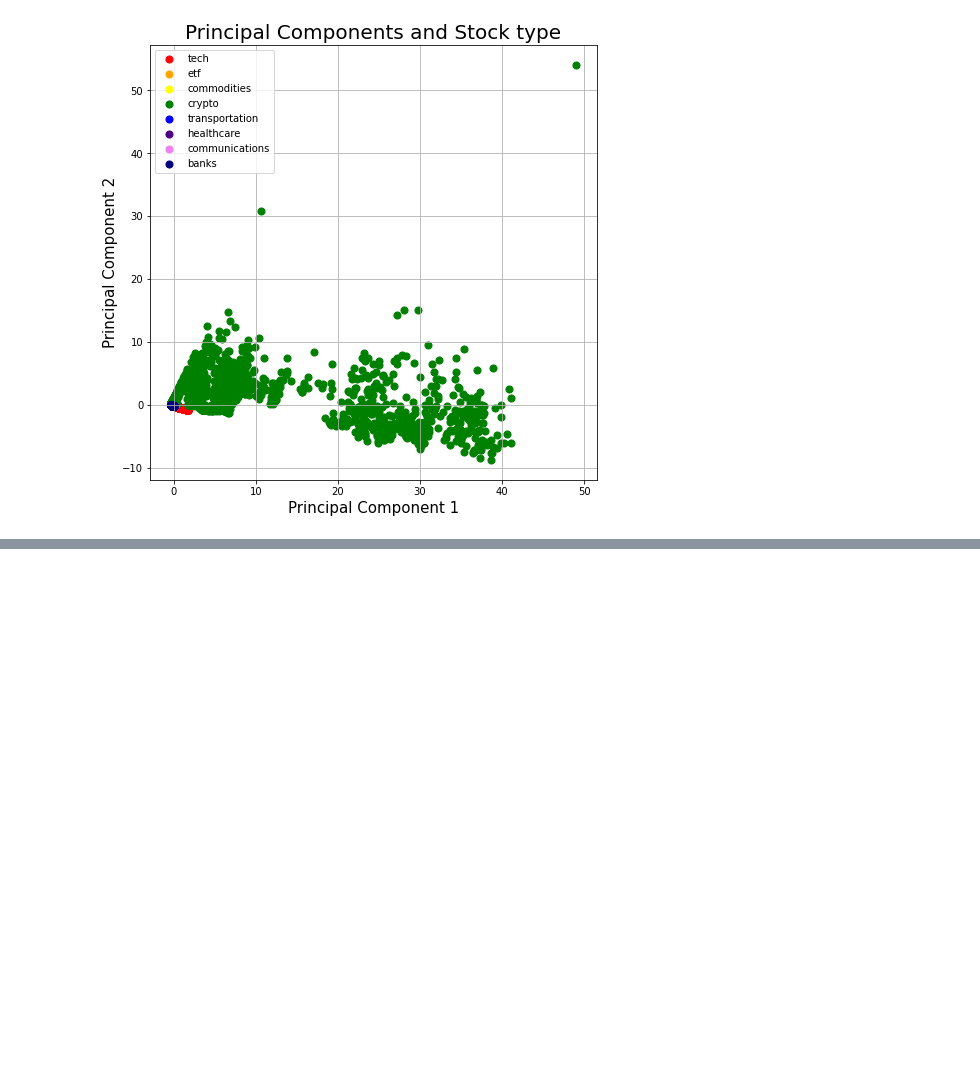
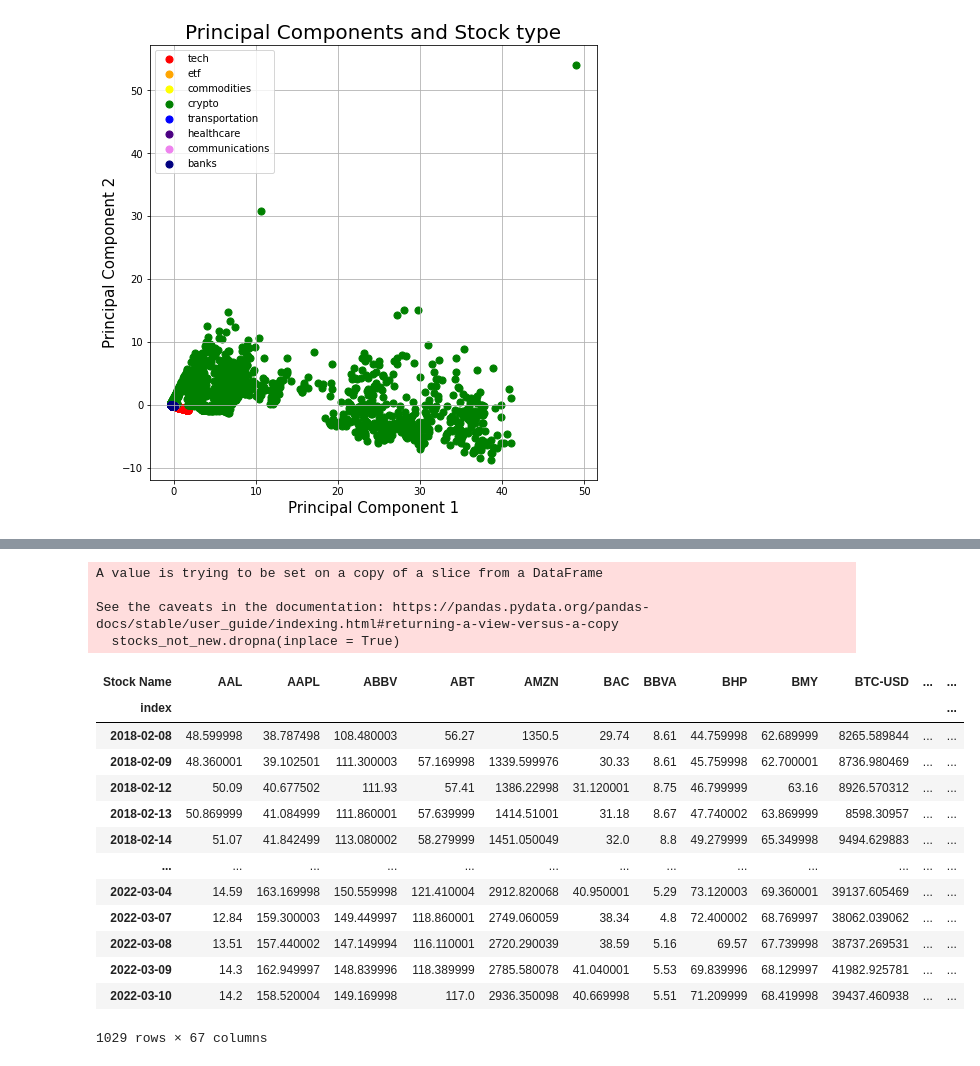
Before and after one commit to kylearbide/Stock-Market-Analysis-EMSE6575, a Jupyter notebook: notebooks/classification/PCA for Stocks.ipynb, the cells around one changed output, grey strips where cells are left out. Cells and saved outputs as stored; diff of their text form; code cells hidden in the pictures; blank space fills up the shorter version.

```diff
--- a/notebooks/classification/PCA for Stocks.ipynb
+++ b/notebooks/classification/PCA for Stocks.ipynb
@@ -12,3 +12,16 @@ import yfinance as yfin
 import pandas as pd
 from datetime import datetime
 from sklearn.preprocessing import StandardScaler
+# %%
+"""
+stock_names are all the stocks we want to capture, keep them in lists together based on same stock type
+"""
+stock_names = [['aapl', 'msft', 'goog', 'amzn', 'tsla', 'fb', 'pltr', 'twtr', 'orcl', 'nvda'],
+          ['voo', 'spy', 'vde', 'gld', 'cibr', 'ivv', 'vcsh', 'spdn', 'fqal', 'ftec'],
+          ['gold', 'xon', 'rio', 'vale', 'scco', 'lyb', 'btg', 'eva', 'bhp', 'nem'],
+          ['btc-usd', 'eth-usd', 'sol-usd', 'matic-usd', 'avax-usd', 'link-usd', 'doge-usd', 'cro-usd', 'atom-usd', 'uni-usd'],
+          ['ups', 'unp', 'cni', 'csx', 'nsc', 'fdx', 'ryaay', 'ual', 'aal', 'ksu'],
+          ['jnj', 'pfe', 'unh', 'abbv', 'abt', 'cvs', 'bmy', 'ci', 'mrna', 'hca'],
+          ['vz', 'cmcsa', 't', 'tmus', 'abnb', 'vod', 'zm', 'rblx', 'chtr', 'rci'],
+          ['c', 'bac', 'mtb', 'lyg', 'frc', 'gs', 'bbva', 'wfc', 'sivb', 'ewbc']]
+allstocktypes = ['tech','etf','commodities','crypto','transportation','healthcare','communications','banks']
@@ -202,0 +218,7 @@ https://towardsdatascience.com/pca-using-python-scikit-learn-e653f8989e60
+# %%
+"""
+We need to remove weekends since only the cryptos can trade on weekends
+"""
+
+stocks['dow'] = stocks['index'].dt.strftime("%A")
+stocks_updated = stocks.loc[(stocks['dow'] != 'Saturday') & (stocks['dow'] != 'Sunday')]
@@ -202,0 +249,28 @@ https://towardsdatascience.com/pca-using-python-scikit-learn-e653f8989e60
+# %%
+"""
+If the stock didn't start trading until recently, it will have many weeks with NA values
+We want to remove these
+"""
+
+stocks_not_new = stocks_close.loc[:, stocks_close.isna().sum() < 50]
+stocks_not_new.dropna(inplace = True)
+stocks_not_new
+# %% [output]
+A value is trying to be set on a copy of a slice from a DataFrame
+
+See the caveats in the documentation: https://pandas.pydata.org/pandas-docs/stable/user_guide/indexing.html#returning-a-view-versus-a-copy
+  stocks_not_new.dropna(inplace = True)
+| Stock Name | AAL | AAPL | ABBV | ABT | AMZN | BAC | BBVA | BHP | BMY | BTC-USD | ... | ... |
+| index |  |  |  |  |  |  |  |  |  |  |  | ... |
+| 2018-02-08 | 48.599998 | 38.787498 | 108.480003 | 56.27 | 1350.5 | 29.74 | 8.61 | 44.759998 | 62.689999 | 8265.589844 | ... | ... |
+| 2018-02-09 | 48.360001 | 39.102501 | 111.300003 | 57.169998 | 1339.599976 | 30.33 | 8.61 | 45.759998 | 62.700001 | 8736.980469 | ... | ... |
+| 2018-02-12 | 50.09 | 40.677502 | 111.93 | 57.41 | 1386.22998 | 31.120001 | 8.75 | 46.799999 | 63.16 | 8926.570312 | ... | ... |
+| 2018-02-13 | 50.869999 | 41.084999 | 111.860001 | 57.639999 | 1414.51001 | 31.18 | 8.67 | 47.740002 | 63.869999 | 8598.30957 | ... | ... |
+| 2018-02-14 | 51.07 | 41.842499 | 113.080002 | 58.279999 | 1451.050049 | 32.0 | 8.8 | 49.279999 | 65.349998 | 9494.629883 | ... | ... |
+| ... | ... | ... | ... | ... | ... | ... | ... | ... | ... | ... | ... | ... |
+| 2022-03-04 | 14.59 | 163.169998 | 150.559998 | 121.410004 | 2912.820068 | 40.950001 | 5.29 | 73.120003 | 69.360001 | 39137.605469 | ... | ... |
+| 2022-03-07 | 12.84 | 159.300003 | 149.449997 | 118.860001 | 2749.060059 | 38.34 | 4.8 | 72.400002 | 68.769997 | 38062.039062 | ... | ... |
+| 2022-03-08 | 13.51 | 157.440002 | 147.149994 | 116.110001 | 2720.290039 | 38.59 | 5.16 | 69.57 | 67.739998 | 38737.269531 | ... | ... |
+| 2022-03-09 | 14.3 | 162.949997 | 148.839996 | 118.389999 | 2785.580078 | 41.040001 | 5.53 | 69.839996 | 68.129997 | 41982.925781 | ... | ... |
+| 2022-03-10 | 14.2 | 158.520004 | 149.169998 | 117.0 | 2936.350098 | 40.669998 | 5.51 | 71.209999 | 68.419998 | 39437.460938 | ... | ... |
+1029 rows × 67 columns
```
Also changed, not shown: parts of 14 cells of this notebook.
